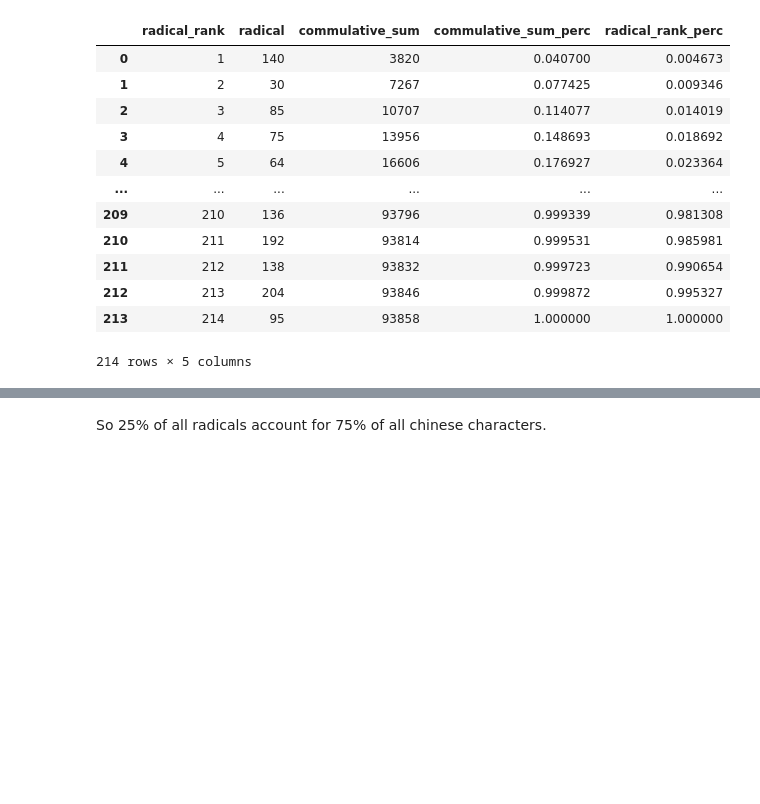
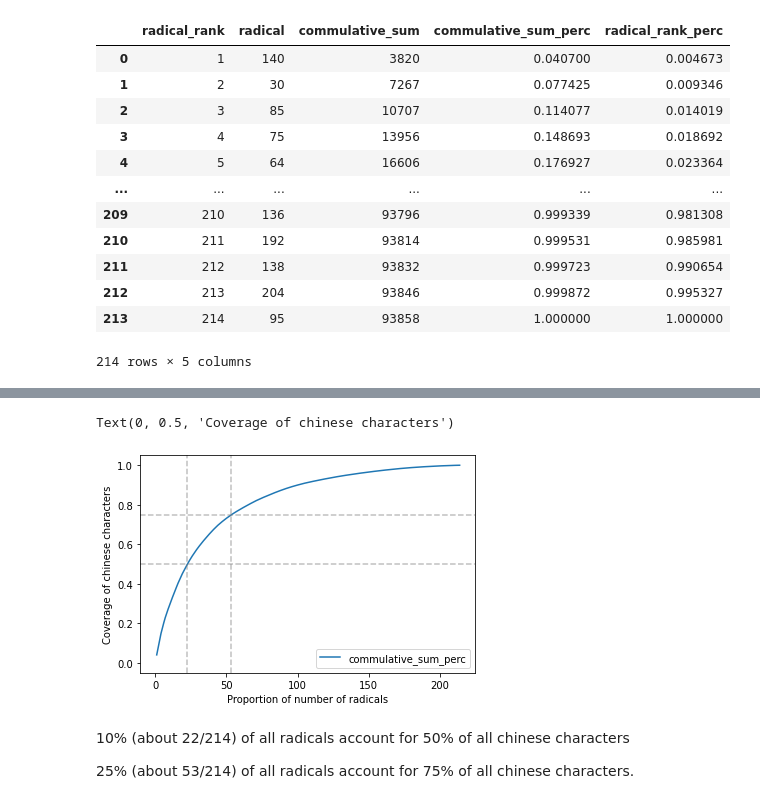
Before and after one commit to ptrstn/technikum-big-data, a Jupyter notebook: notebooks/eda.ipynb, the cells around one changed output, grey strips where cells are left out. Cells and saved outputs as stored; diff of their text form; code cells hidden in the pictures; blank space fills up the shorter version.

```diff
--- a/notebooks/eda.ipynb
+++ b/notebooks/eda.ipynb
@@ -361,2 +364,19 @@ Text(0, 0.5, 'Coverage of chinese characters')
+# %%
+import matplotlib.pyplot as plt
+
+cummulated.plot.line(x="radical_rank", y="commulative_sum_perc")
+plt.axline((53, 0), (53, 1), color="gray", linestyle='--', alpha=0.5)
+plt.axline((0, 0.75), (1, 0.75), color="gray", linestyle='--', alpha=0.5)
+
+plt.axline((22, 0), (22, 1), color="gray", linestyle='--', alpha=0.5)
+plt.axline((0, 0.5), (1, 0.5), color="gray", linestyle='--', alpha=0.5)
+
+plt.xlabel('Proportion of number of radicals')
+plt.ylabel('Coverage of chinese characters')
+# %% [output]
+Text(0, 0.5, 'Coverage of chinese characters')
+[figure, added]
 # %% [markdown]
-So 25% of all radicals account for 75% of all chinese characters.
+10% (about 22/214) of all radicals account for 50% of all chinese characters
+
+25% (about 53/214) of all radicals account for 75% of all chinese characters.
```
Also changed, not shown: parts of 1 cell of this notebook.
